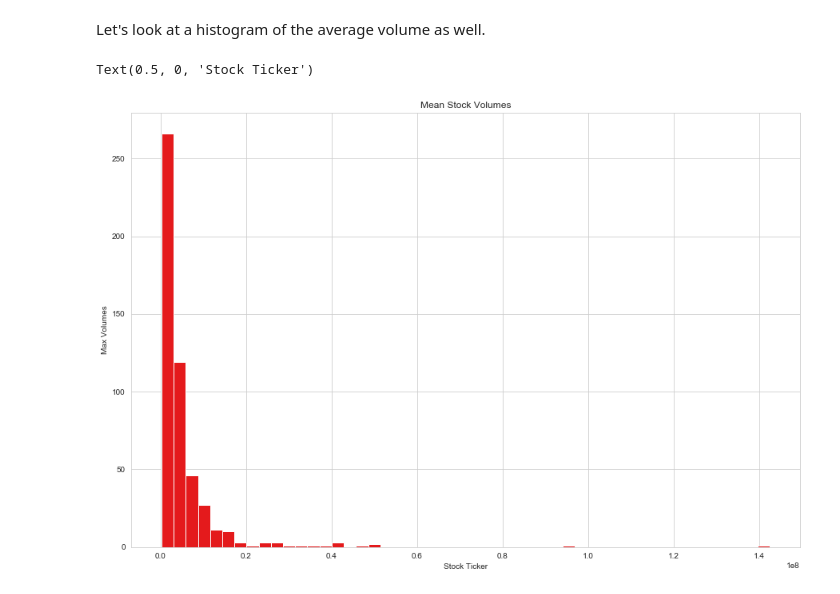
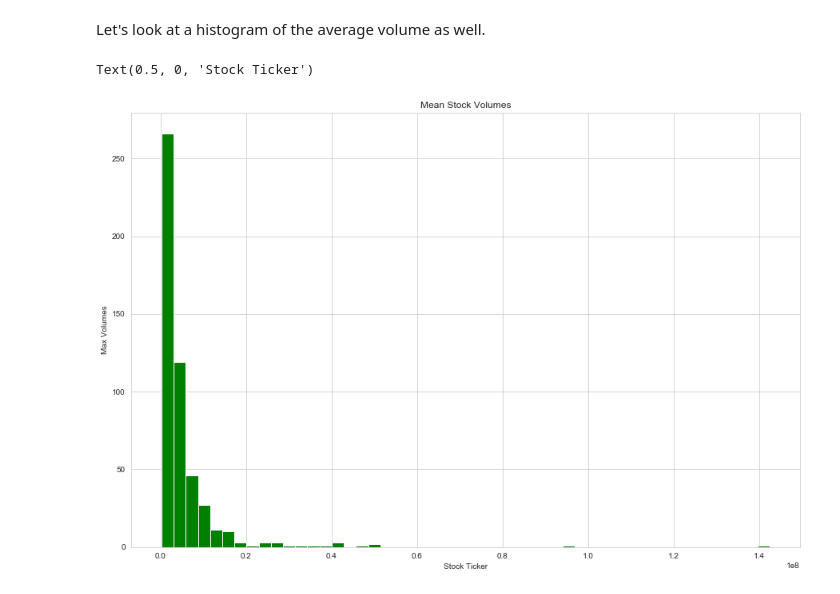
Before and after one commit to MissAle17/dsc-4-final-project-online-ds-sp-000, a Jupyter notebook: student.ipynb, the cells around one changed output. Cells and saved outputs as stored; diff of their text form; code cells hidden in the pictures.

```diff
--- a/student.ipynb
+++ b/student.ipynb
@@ -370,11 +370,11 @@ Let's look at a histogram of the average volume as well.
 # %%
 plt.subplots(figsize=(15,10));
 sns.set_palette("Set1")
-plt.hist(vol_df['mean_volume'],bins=50)
+plt.hist(vol_df['mean_volume'],bins=50, color = 'g')
 plt.title('Mean Stock Volumes')
 plt.ylabel('Max Volumes')
 plt.xlabel('Stock Ticker')
 # %% [output]
 Text(0.5, 0, 'Stock Ticker')
-[figure, old version]
+[figure, new version]
 # %% [markdown]
```
Also changed, not shown: parts of 3 cells of this notebook.
